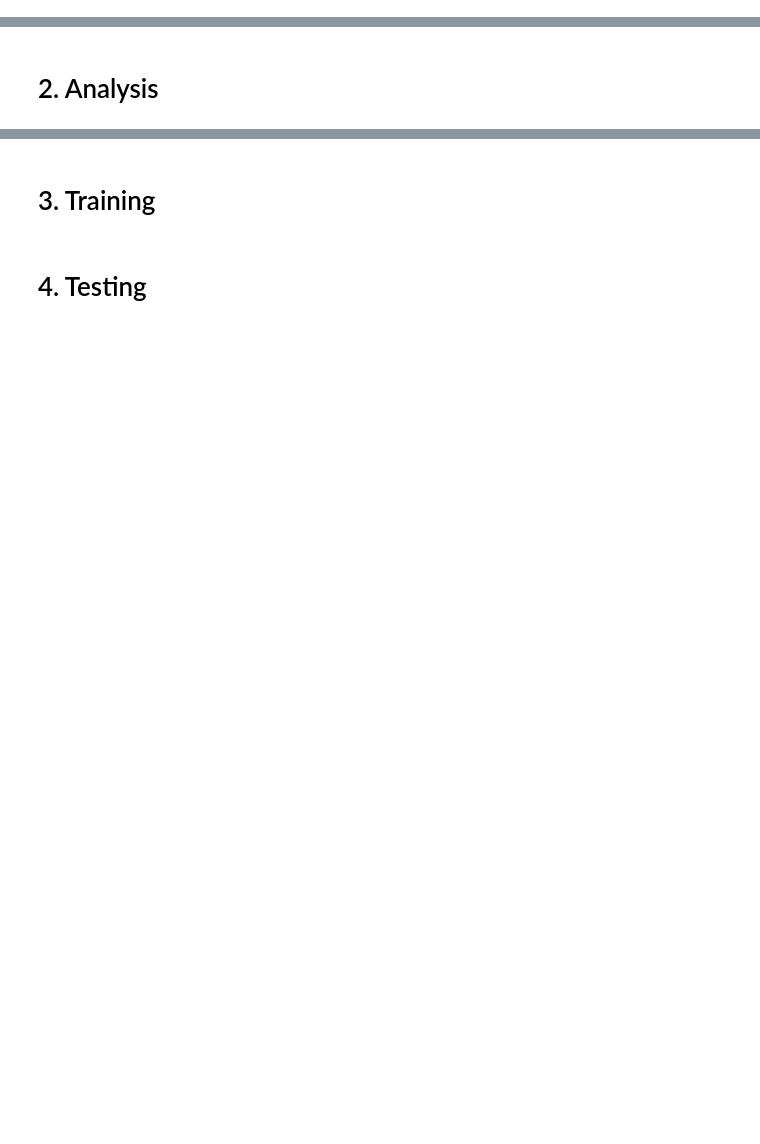
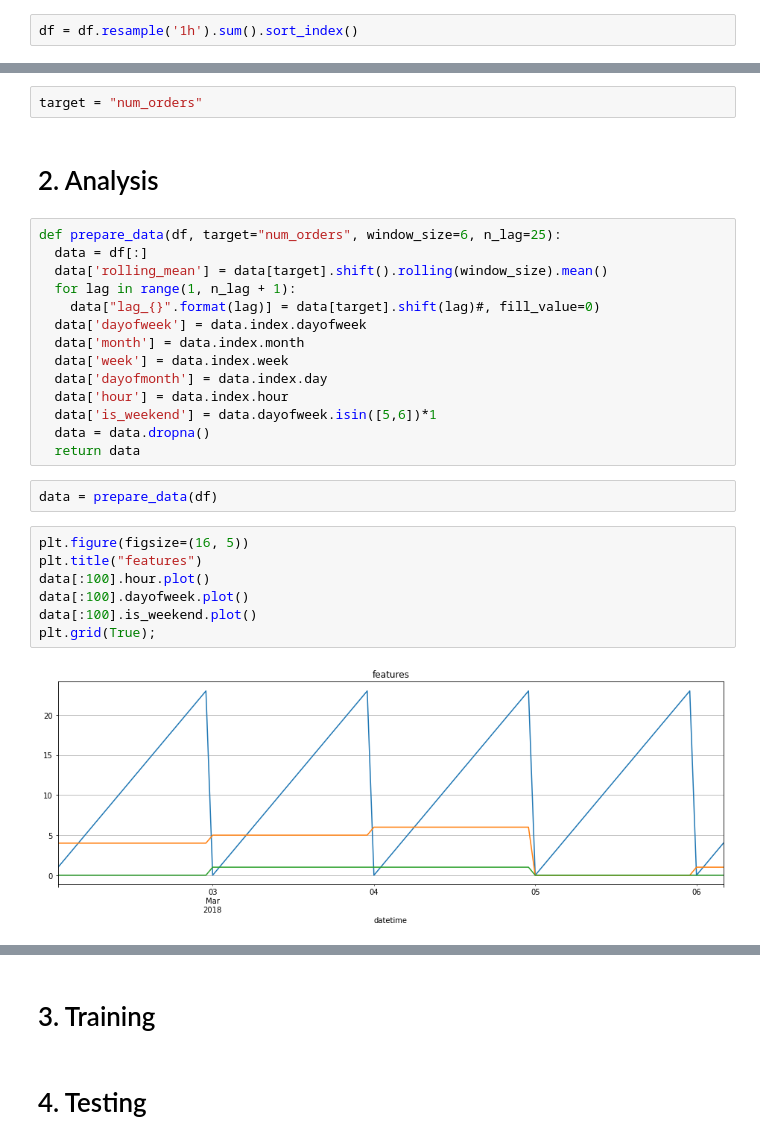
Before and after one commit to imvladikon/yandex-practicum, a Jupyter notebook: sprint13/sprint13.ipynb, the cells around one changed output, grey strips where cells are left out. Cells and saved outputs as stored; diff of their text form; blank space fills up the shorter version.

```diff
--- a/sprint13/sprint13.ipynb
+++ b/sprint13/sprint13.ipynb
@@ -19,0 +162,2 @@ The data is stored in file `taxi.csv`. The number of orders is in the '*num_orde
+# %%
+df = df.resample('1h').sum().sort_index()
@@ -20,2 +186,29 @@ The data is stored in file `taxi.csv`. The number of orders is in the '*num_orde
+# %%
+target = "num_orders"
 # %% [markdown]
 # 2. Analysis
+# %%
+def prepare_data(df, target="num_orders", window_size=6, n_lag=25):
+  data = df[:]
+  data['rolling_mean'] = data[target].shift().rolling(window_size).mean()
+  for lag in range(1, n_lag + 1):
+    data["lag_{}".format(lag)] = data[target].shift(lag)#, fill_value=0)
+  data['dayofweek'] = data.index.dayofweek
+  data['month'] = data.index.month
+  data['week'] = data.index.week
+  data['dayofmonth'] = data.index.day
+  data['hour'] = data.index.hour
+  data['is_weekend'] = data.dayofweek.isin([5,6])*1
+  data = data.dropna()
+  return data
+# %%
+data = prepare_data(df)
+# %%
+plt.figure(figsize=(16, 5))
+plt.title("features")
+data[:100].hour.plot()
+data[:100].dayofweek.plot()
+data[:100].is_weekend.plot()
+plt.grid(True);
+# %% [output]
+[figure, added]
```
Also changed, not shown: parts of 47 cells of this notebook, 3 other files.
